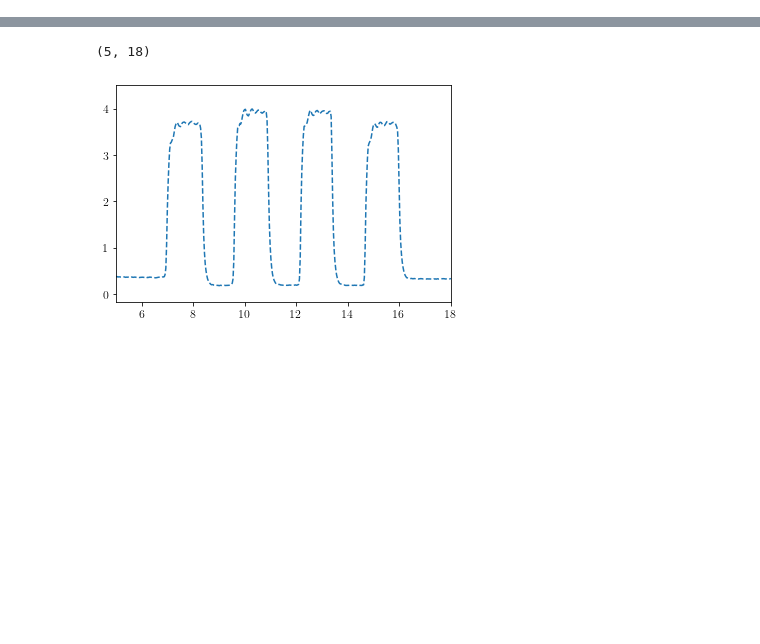
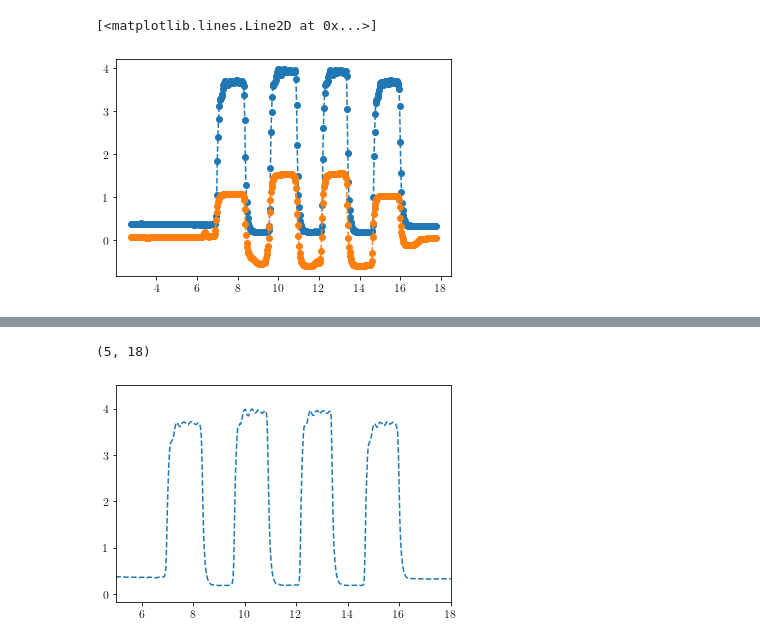
Before and after one commit to gfidelisp/Jupyter, a Jupyter notebook: Codemig/Hydraulics/Came/Untitled.ipynb, the cells around one changed output, grey strips where cells are left out. Cells and saved outputs as stored; diff of their text form; code cells hidden in the pictures; blank space fills up the shorter version.

```diff
--- a/Codemig/Hydraulics/Came/Untitled.ipynb
+++ b/Codemig/Hydraulics/Came/Untitled.ipynb
@@ -42,3 +42,11 @@ plt.savefig('Perfil_hidraulico_2.png',format = 'png', dpi=500,bbox_inches='tight
+# %%
+#plt.plot(t[a:b],P_do[a:b],'o--')
+#plt.plot(t[a:b],P_up[a:b],'o--')
+plt.plot(t[a:b],dP[a:b],'o--')
+plt.plot(t[a:b],disp[a:b]+1,'o--')
+# %% [output]
+[<matplotlib.lines.Line2D at 0x...>]
+[figure, added]
 # %%
 plt.plot((t[a:b]-t[a])*1000,(dP[a:b]-np.min(dP[a:b]))/(np.max(dP[a:b]) - np.min(dP[a:b])),'s:', label = 'Pressure')
 plt.plot((t[a:b]-t[a])*1000,(disp[a:b]-np.min(disp[a:b]))/(np.max(disp[a:b])-np.min(disp[a:b])),'o--', label = 'Position')
```
Also changed, not shown: parts of 8 cells of this notebook, 36 other files.
